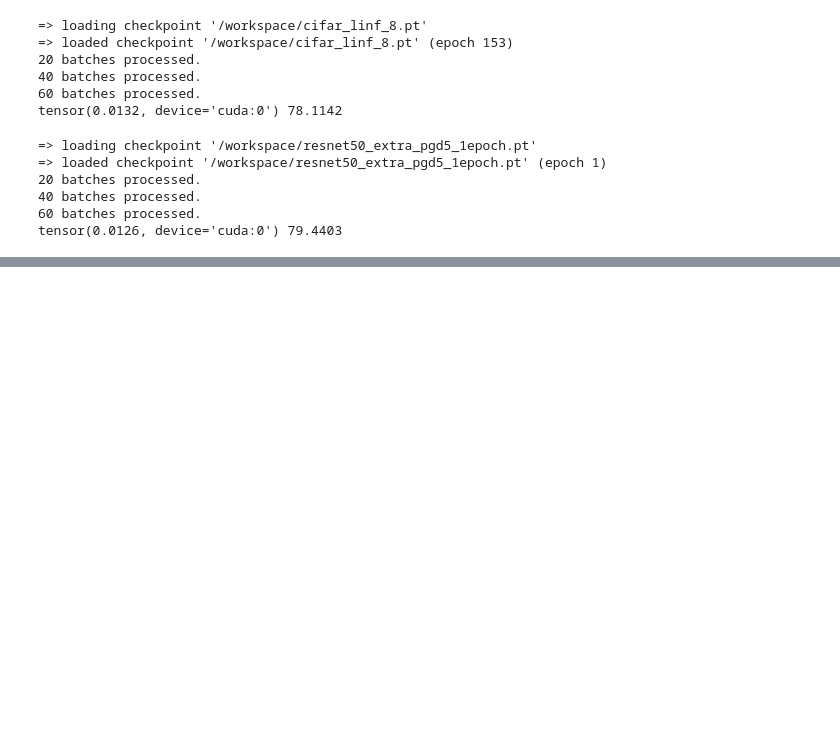
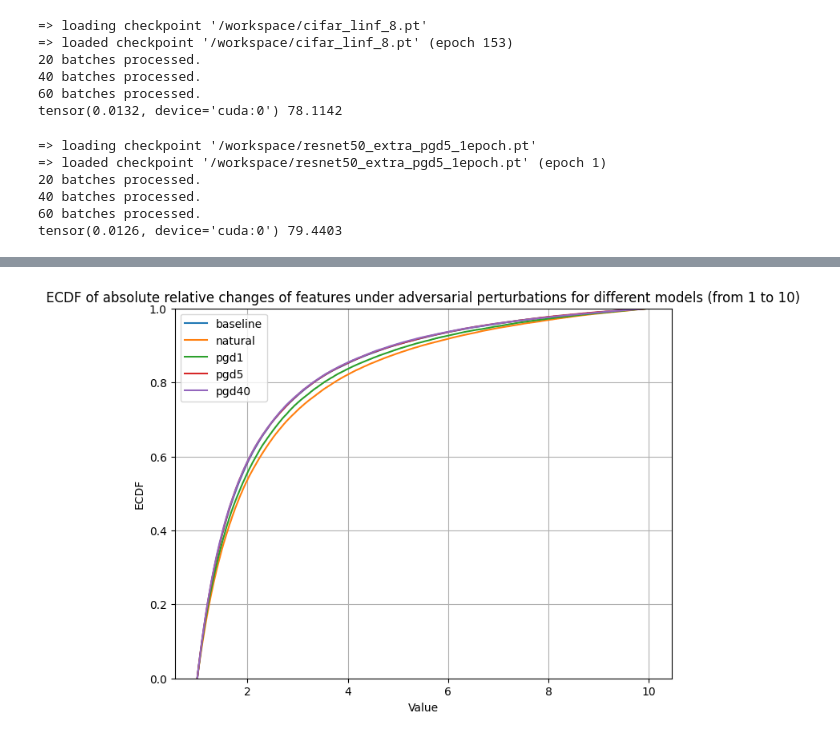
Before and after one commit to carson-cheng/totot, a Jupyter notebook: feature analysis.ipynb, the cells around one changed output, grey strips where cells are left out. Drawn from its saved outputs; the diff is of its cells as text; code cells hidden in the pictures; blank space fills up the shorter version.

```diff
--- a/feature analysis.ipynb
+++ b/feature analysis.ipynb
@@ -256,0 +364,19 @@ tensor(0.0124, device='cuda:0') 78.0806
+# %%
+import numpy as np
+import seaborn as sns
+import matplotlib.pyplot as plt
+plt.figure(figsize=(8, 6))
+sns.ecdfplot(np.random.choice(baseline[(baseline > 1) & (baseline < 10)], 100000), label="baseline")
+sns.ecdfplot(np.random.choice(natural[(natural > 1) & (natural < 10)], 100000), label="natural")
+sns.ecdfplot(np.random.choice(pgd1[(pgd1 > 1) & (pgd1 < 10)], 100000), label="pgd1")
+sns.ecdfplot(np.random.choice(pgd5[(pgd5 > 1) & (pgd5 < 10)], 100000), label="pgd5")
+sns.ecdfplot(np.random.choice(pgd40[(pgd40 > 1) & (pgd40 < 10)], 100000), label="pgd40")
+plt.xlabel('Value')
+plt.ylabel('ECDF')
+plt.title('ECDF of absolute relative changes of features under adversarial perturbations for different models (from 1 to 10)')
+plt.grid(True)
+plt.legend()
+plt.savefig("fig2.png")
+plt.show()
+# %% [output]
+[figure, added]
```
Also changed, not shown: parts of 12 cells of this notebook, 4 other files.
